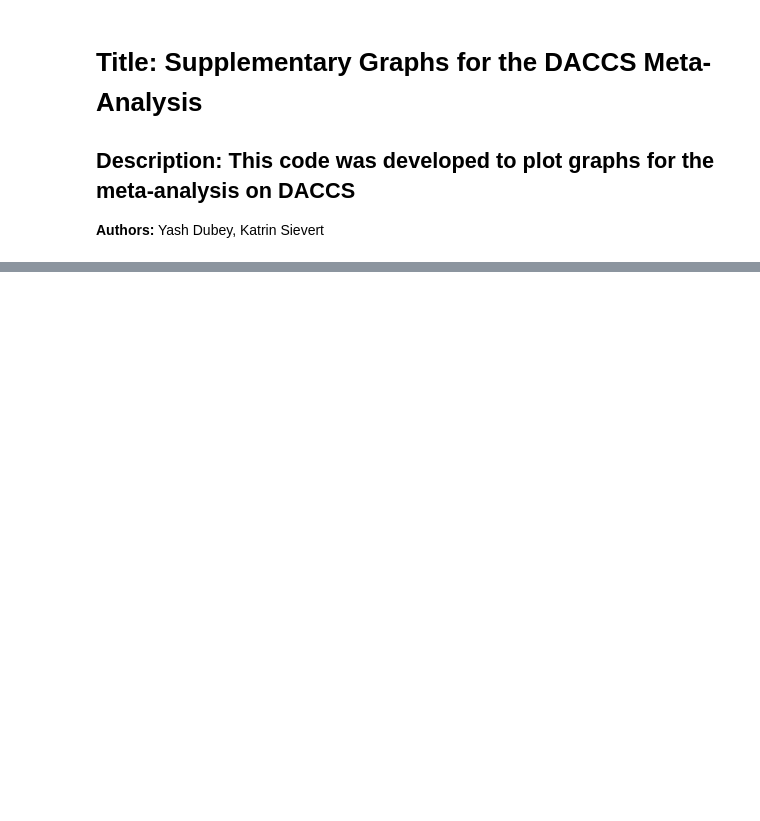
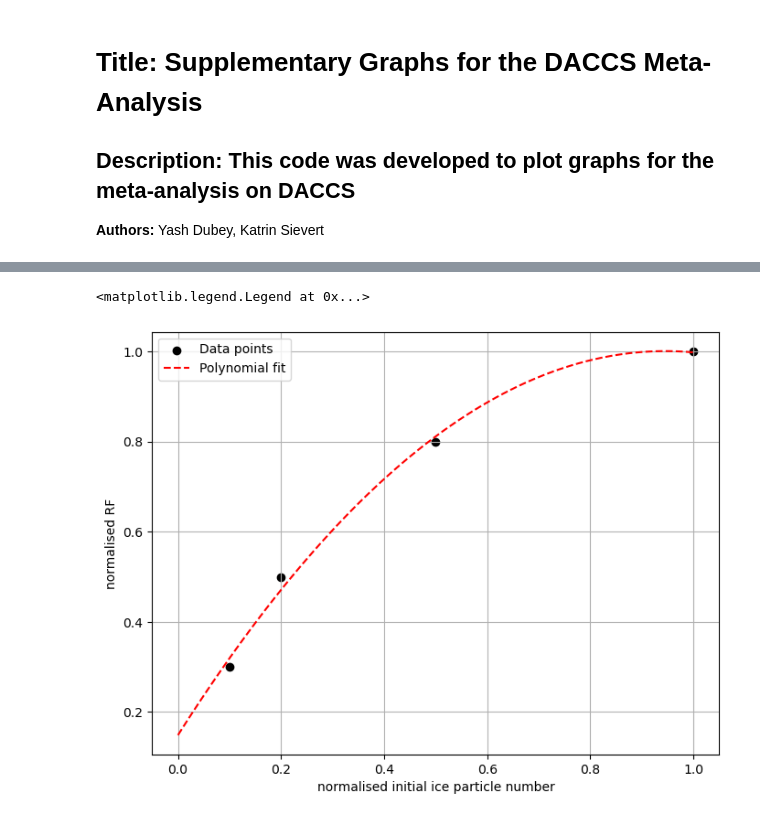
Before and after one commit to kfdsievert/DACCSvDACCU, a Jupyter notebook: code/supplementary_plots.ipynb, the cells around one changed output, grey strips where cells are left out. Drawn from its saved outputs; the diff is of its cells as text; code cells hidden in the pictures; blank space fills up the shorter version.

Commit message:
Soot to Contrail Calculation
1. Added function to calculate contrail effect based on soot particles in fuel

```diff
--- a/code/supplementary_plots.ipynb
+++ b/code/supplementary_plots.ipynb
@@ -572,0 +634,31 @@ synfuels_df
+# %%
+import numpy as np
+import matplotlib.pyplot as plt
+from scipy.optimize import curve_fit
+
+# Data points
+x = np.array([0.1, 0.2, 0.5, 1.0])
+y = np.array([0.3, 0.5, 0.8, 1.0])
+
+# Define polynomial function for fitting
+def poly_func(x, a, b, c):
+    return a*x**2 + b*x + c
+
+# Fit curve
+popt, _ = curve_fit(poly_func, x, y)
+
+# Generate points for smooth curve
+x_smooth = np.linspace(0, 1, 100)
+y_smooth = poly_func(x_smooth, *popt)
+
+# Create plot
+plt.figure(figsize=(8, 6))
+plt.scatter(x, y, color='black', label='Data points')
+plt.plot(x_smooth, y_smooth, '--', color='red', label='Polynomial fit')
+plt.xlabel('normalised initial ice particle number')
+plt.ylabel('normalised RF')
+plt.grid(True)
+plt.legend()
+# %% [output]
+<matplotlib.legend.Legend at 0x...>
+[figure, added]
```
Also changed, not shown: parts of 15 cells of this notebook, 17 other files.
